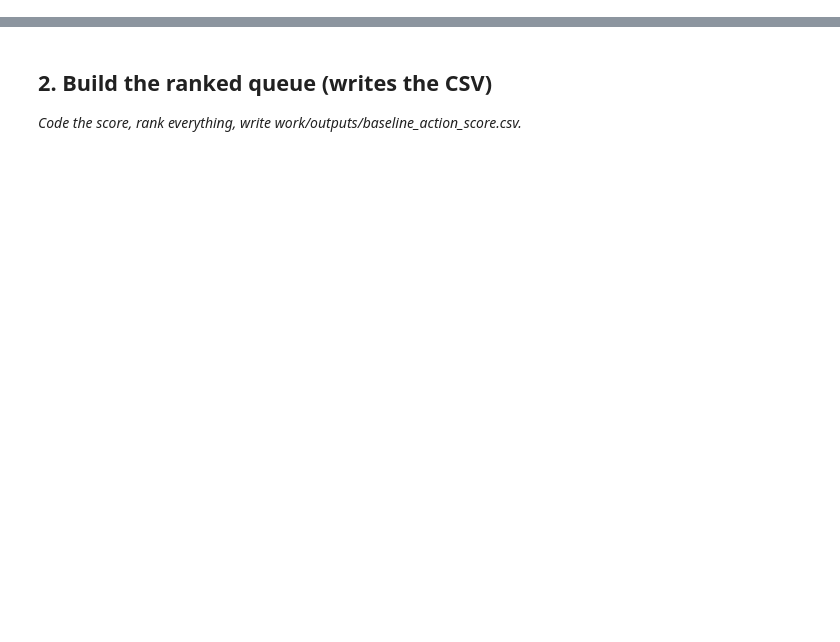
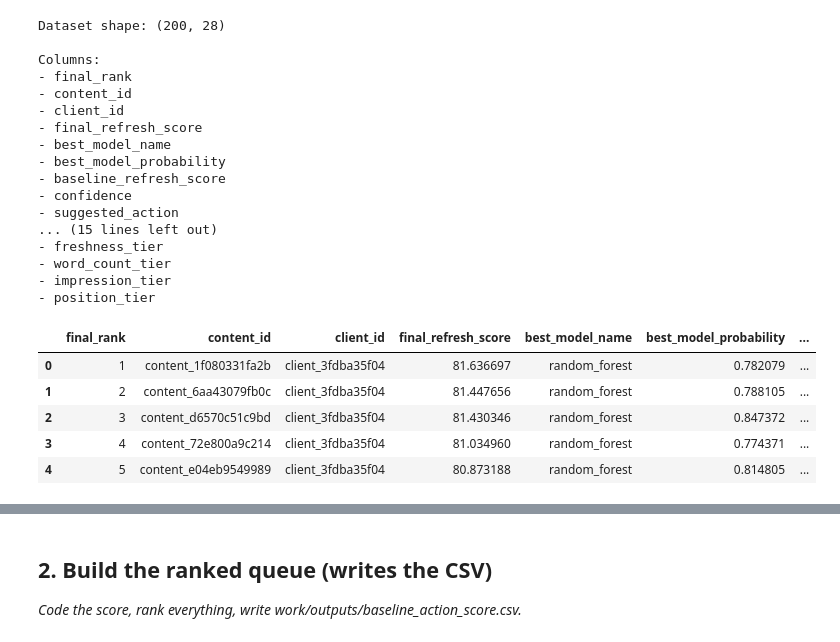
Before and after one commit to aniqaatiq842-commits/Flyrank-ML-INTERNSHIP, a Jupyter notebook: work/notebooks/w04_baseline_score.ipynb, the cells around one changed output, grey strips where cells are left out. Cells and saved outputs as stored; diff of their text form; code cells hidden in the pictures; blank space fills up the shorter version.

```diff
--- a/work/notebooks/w04_baseline_score.ipynb
+++ b/work/notebooks/w04_baseline_score.ipynb
@@ -13,3 +33,45 @@ This skeleton is yours to fill. Work the sections **in order** — each one has
 # %%
 # This cell is for CODE (numbers, a query, a check).
 # Write your text answer in the cell ABOVE this one — typing sentences here breaks Run All.
+import pandas as pd
+import numpy as np
+from pathlib import Path
+
+pd.set_option("display.max_columns", None)
+pd.set_option("display.max_colwidth", 120)
+
+DATA_PATH = Path("refresh_queue_sample.csv")
+
+df = pd.read_csv(DATA_PATH)
+
+print("Dataset shape:", df.shape)
+
+print("\nColumns:")
+for col in df.columns:
+    print("-", col)
+
+display(df.head())
+# %% [output]
+Dataset shape: (200, 28)
+
+Columns:
+- final_rank
+- content_id
+- client_id
+- final_refresh_score
+- best_model_name
+- best_model_probability
+- baseline_refresh_score
+- confidence
+- suggested_action
+... (15 lines left out)
+- freshness_tier
+- word_count_tier
+- impression_tier
+- position_tier
+|  | final_rank | content_id | client_id | final_refresh_score | best_model_name | best_model_probability | ... |
+| 0 | 1 | content_1f080331fa2b | client_3fdba35f04 | 81.636697 | random_forest | 0.782079 | ... |
+| 1 | 2 | content_6aa43079fb0c | client_3fdba35f04 | 81.447656 | random_forest | 0.788105 | ... |
+| 2 | 3 | content_d6570c51c9bd | client_3fdba35f04 | 81.430346 | random_forest | 0.847372 | ... |
+| 3 | 4 | content_72e800a9c214 | client_3fdba35f04 | 81.034960 | random_forest | 0.774371 | ... |
+| 4 | 5 | content_e04eb9549989 | client_3fdba35f04 | 80.873188 | random_forest | 0.814805 | ... |
```
Also changed, not shown: parts of 22 cells of this notebook.
